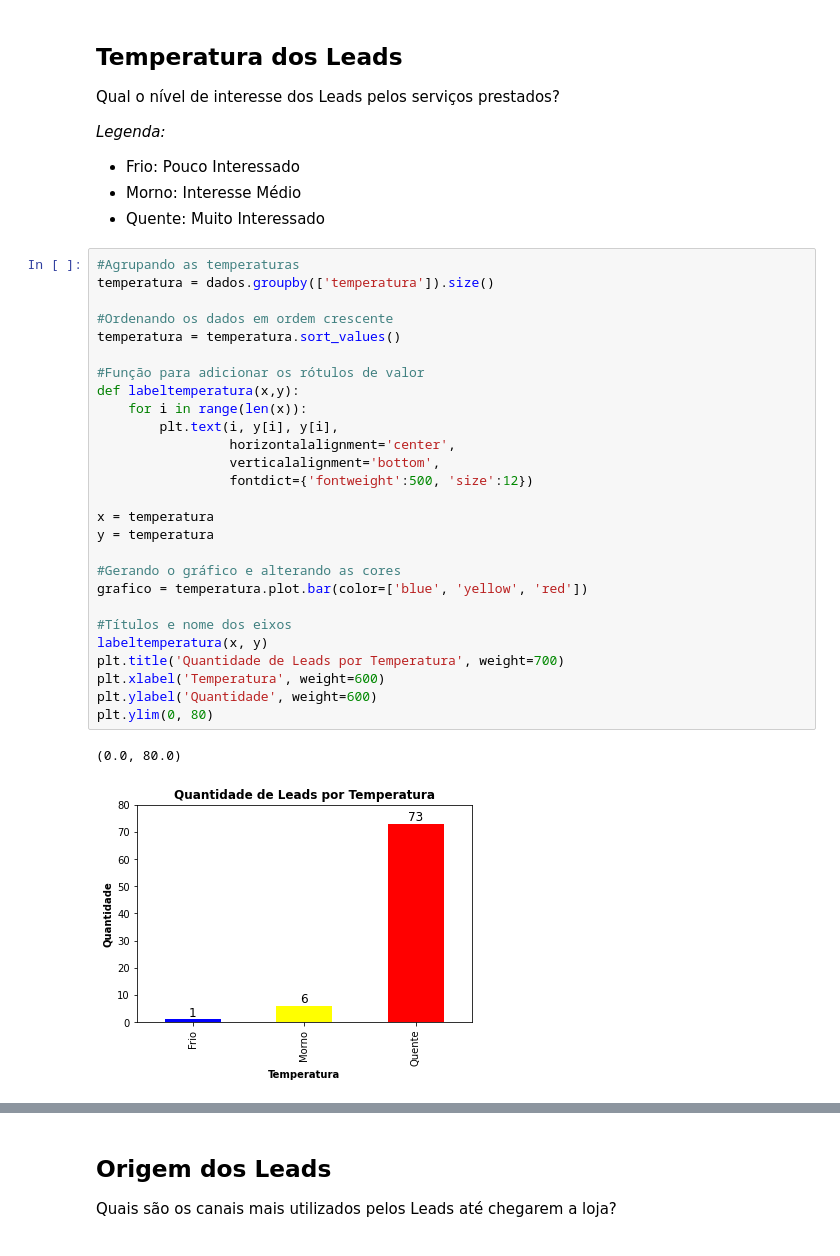
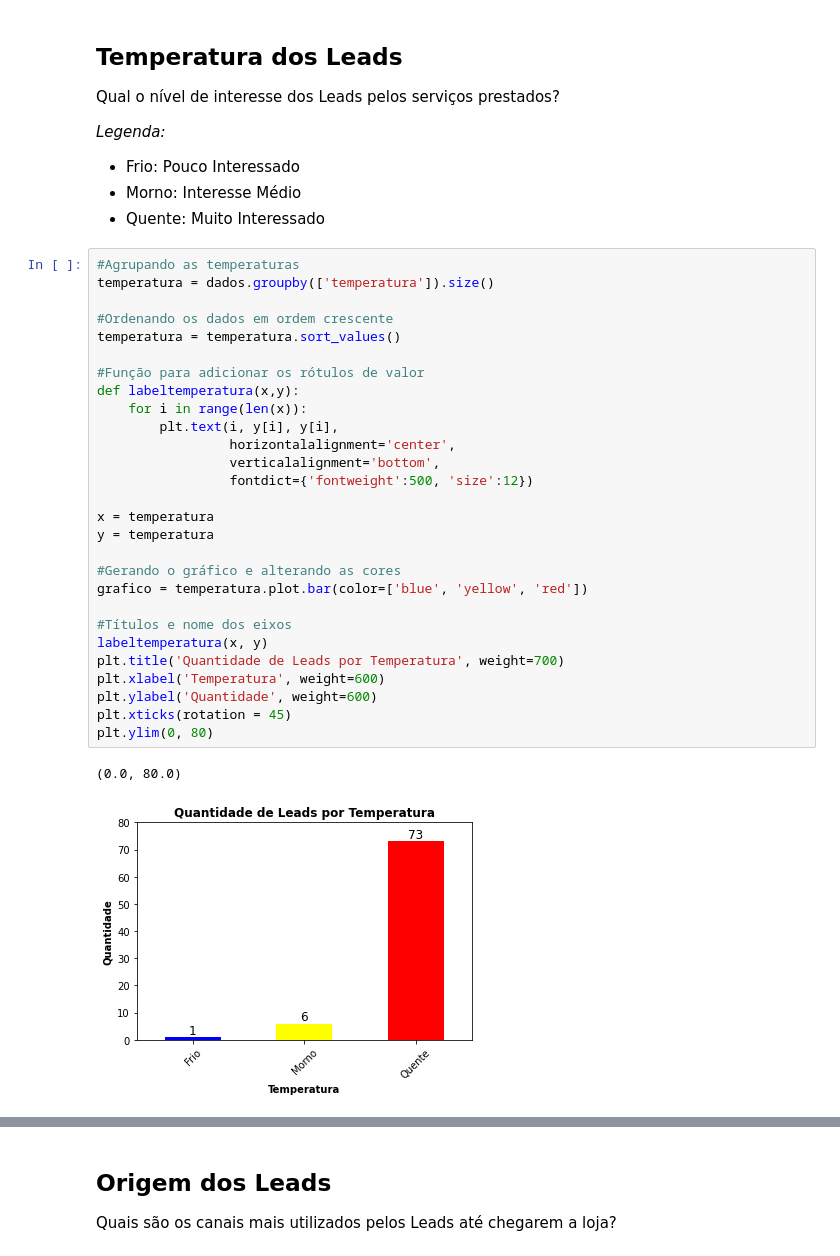
Before and after one commit to hgosouza1/Data-Science, a Jupyter notebook: Projeto Pessoal/Estética Automotiva/relatorio_geral_negocio.ipynb, the cells around one changed output, grey strips where cells are left out. Drawn from its saved outputs; the diff is of its cells as text.

```diff
--- a/Projeto Pessoal/Estética Automotiva/relatorio_geral_negocio.ipynb
+++ b/Projeto Pessoal/Estética Automotiva/relatorio_geral_negocio.ipynb
@@ -316,31 +345,32 @@ Qual o nível de interesse dos Leads pelos serviços prestados?
 # %%
 #Agrupando as temperaturas
 temperatura = dados.groupby(['temperatura']).size()
 
 #Ordenando os dados em ordem crescente
 temperatura = temperatura.sort_values()
 
 #Função para adicionar os rótulos de valor
 def labeltemperatura(x,y):
     for i in range(len(x)):
         plt.text(i, y[i], y[i],
                  horizontalalignment='center',
                  verticalalignment='bottom',
                  fontdict={'fontweight':500, 'size':12})
 
 x = temperatura
 y = temperatura
 
 #Gerando o gráfico e alterando as cores
 grafico = temperatura.plot.bar(color=['blue', 'yellow', 'red'])
 
 #Títulos e nome dos eixos
 labeltemperatura(x, y)
 plt.title('Quantidade de Leads por Temperatura', weight=700)
 plt.xlabel('Temperatura', weight=600)
 plt.ylabel('Quantidade', weight=600)
+plt.xticks(rotation = 45)
 plt.ylim(0, 80)
 # %% [output]
 (0.0, 80.0)
-[figure, old version]
+[figure, new version]
 # %% [markdown]
```
Also changed, not shown: parts of 23 cells of this notebook.
